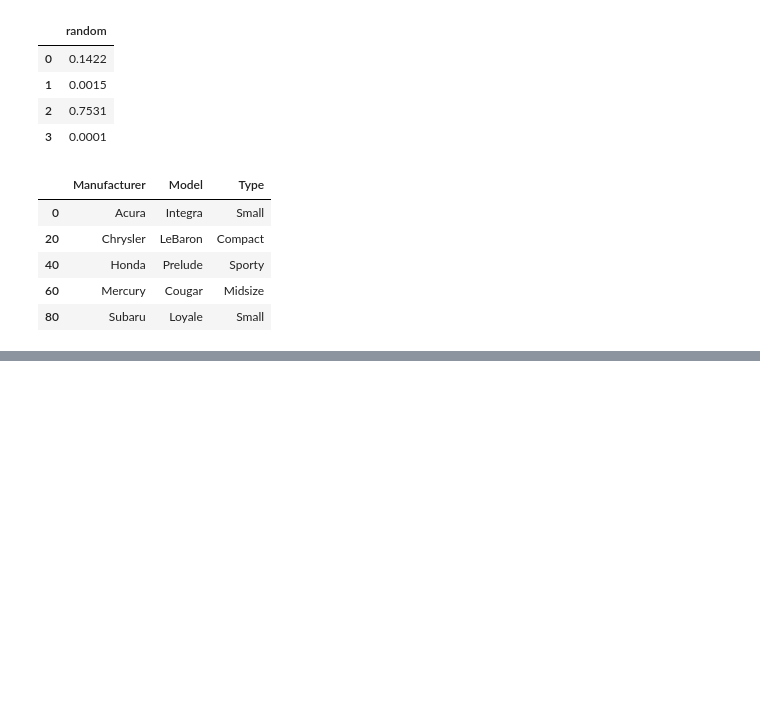
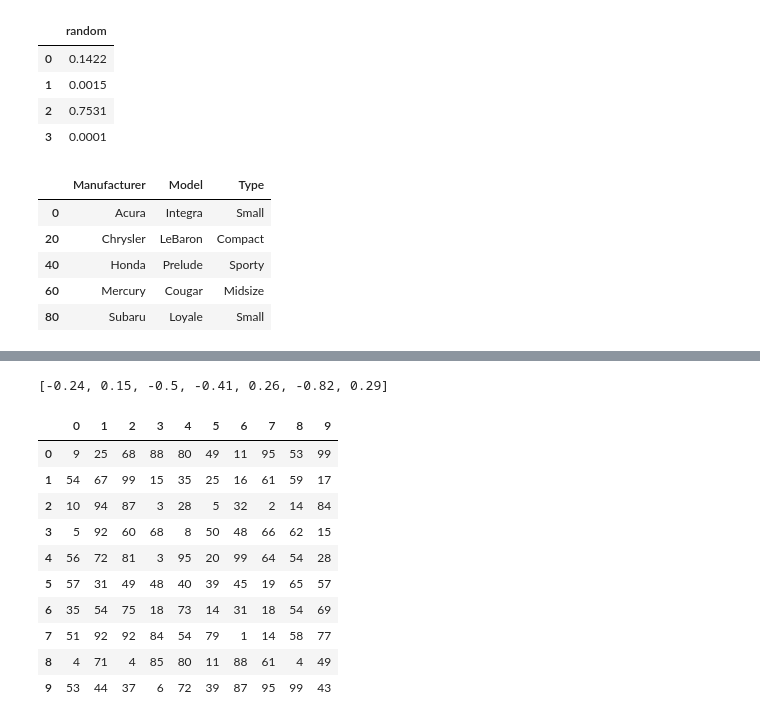
Before and after one commit to GarimaBansal535/Pandas, a Jupyter notebook: 1o1pandas.ipynb, the cells around one changed output, grey strips where cells are left out. Saved outputs shown, nothing was run; the diff lists cells and outputs as text; code cells hidden in the pictures; blank space fills up the shorter version.

```diff
--- a/1o1pandas.ipynb
+++ b/1o1pandas.ipynb
@@ -785,0 +1154,30 @@ df.index = df['Manufacturer'] + '_' + df['Model'] + '_' + df['Type']
+# %%
+'''65. How to compute the correlation of each row with the suceeding row?
+Difficulty Level: L2
+
+Compute the correlation of each row of df with its succeeding row.'''
+
+df = pd.DataFrame(np.random.randint(1,100, 80).reshape(8, -1))
+[df.iloc[i].corr(df.iloc[i+1]).round(2) for i in range(df.shape[0]-1)]
+# %% [output]
+[-0.24, 0.15, -0.5, -0.41, 0.26, -0.82, 0.29]
+# %%
+'''66. How to replace both the diagonals of dataframe with 0?
+Difficulty Level: L2
+
+Replace both values in both diagonals of df with 0.'''
+np.random.seed(100)
+df = pd.DataFrame(np.random.randint(1,100, 100).reshape(10, -1))
+df
+# %% [output]
+|  | 0 | 1 | 2 | 3 | 4 | 5 | 6 | 7 | 8 | 9 |
+| 0 | 9 | 25 | 68 | 88 | 80 | 49 | 11 | 95 | 53 | 99 |
+| 1 | 54 | 67 | 99 | 15 | 35 | 25 | 16 | 61 | 59 | 17 |
+| 2 | 10 | 94 | 87 | 3 | 28 | 5 | 32 | 2 | 14 | 84 |
+| 3 | 5 | 92 | 60 | 68 | 8 | 50 | 48 | 66 | 62 | 15 |
+| 4 | 56 | 72 | 81 | 3 | 95 | 20 | 99 | 64 | 54 | 28 |
+| 5 | 57 | 31 | 49 | 48 | 40 | 39 | 45 | 19 | 65 | 57 |
+| 6 | 35 | 54 | 75 | 18 | 73 | 14 | 31 | 18 | 54 | 69 |
+| 7 | 51 | 92 | 92 | 84 | 54 | 79 | 1 | 14 | 58 | 77 |
+| 8 | 4 | 71 | 4 | 85 | 80 | 11 | 88 | 61 | 4 | 49 |
+| 9 | 53 | 44 | 37 | 6 | 72 | 39 | 87 | 95 | 99 | 43 |
```
Also changed, not shown: parts of 45 cells of this notebook, 5 other files.
